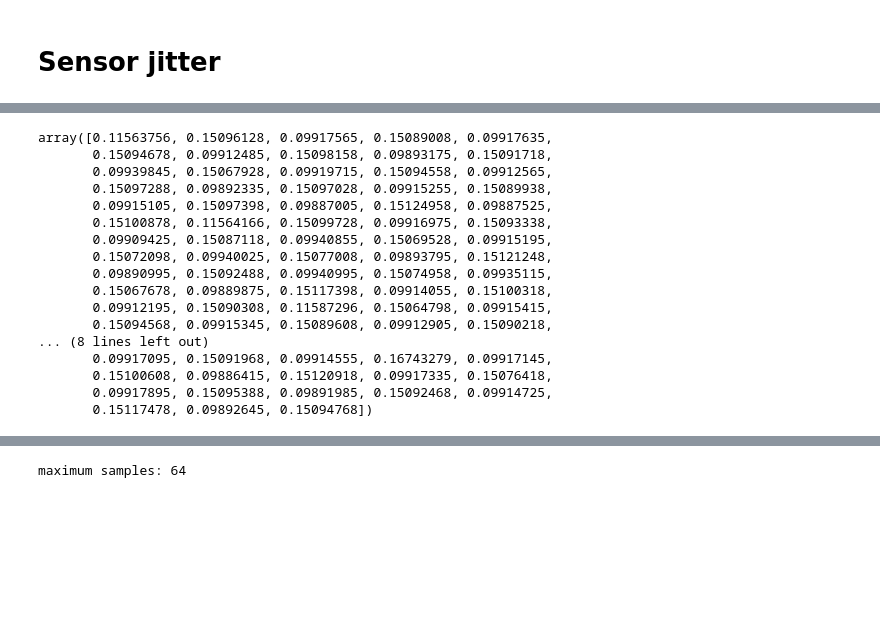
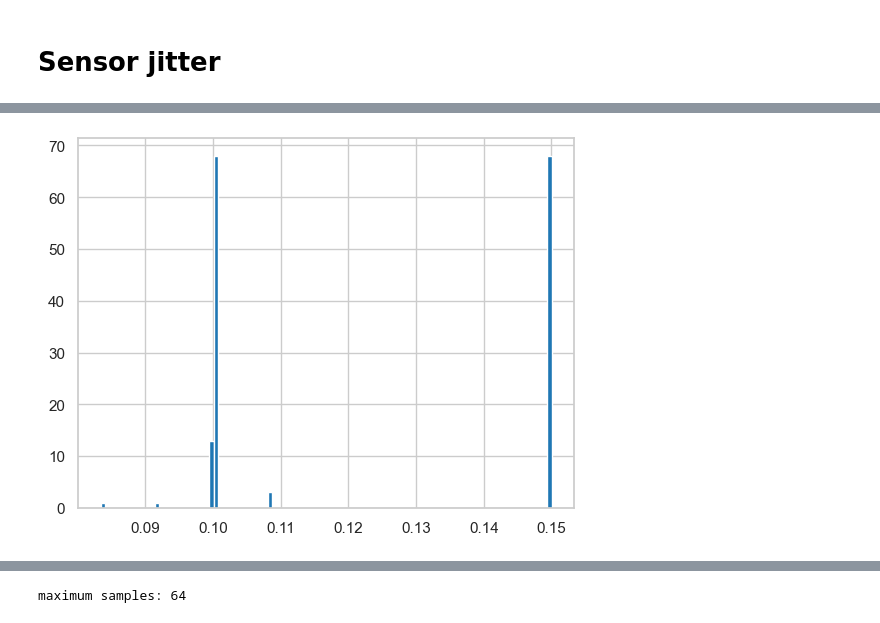
Before and after one commit to amar-enkhbat/codebook_generator, a Jupyter notebook: vsync_sensor_test/vsync_sensor.ipynb, the cells around one changed output, grey strips where cells are left out. Drawn from its saved outputs; the diff is of its cells as text; code cells hidden in the pictures; blank space fills up the shorter version.

```diff
--- a/vsync_sensor_test/vsync_sensor.ipynb
+++ b/vsync_sensor_test/vsync_sensor.ipynb
@@ -144,20 +162,6 @@ Text(0.5, 0, 'Sensor Delay (ms)')
-# %%
-timestamps_diff
-# %% [output]
-array([0.11563756, 0.15096128, 0.09917565, 0.15089008, 0.09917635,
-       0.15094678, 0.09912485, 0.15098158, 0.09893175, 0.15091718,
-       0.09939845, 0.15067928, 0.09919715, 0.15094558, 0.09912565,
-       0.15097288, 0.09892335, 0.15097028, 0.09915255, 0.15089938,
-       0.09915105, 0.15097398, 0.09887005, 0.15124958, 0.09887525,
-       0.15100878, 0.11564166, 0.15099728, 0.09916975, 0.15093338,
-       0.09909425, 0.15087118, 0.09940855, 0.15069528, 0.09915195,
-       0.15072098, 0.09940025, 0.15077008, 0.09893795, 0.15121248,
-       0.09890995, 0.15092488, 0.09940995, 0.15074958, 0.09935115,
-       0.15067678, 0.09889875, 0.15117398, 0.09914055, 0.15100318,
-       0.09912195, 0.15090308, 0.11587296, 0.15064798, 0.09915415,
-       0.15094568, 0.09915345, 0.15089608, 0.09912905, 0.15090218,
-... (8 lines left out)
-       0.09917095, 0.15091968, 0.09914555, 0.16743279, 0.09917145,
-       0.15100608, 0.09886415, 0.15120918, 0.09917335, 0.15076418,
-       0.09917895, 0.15095388, 0.09891985, 0.15092468, 0.09914725,
-       0.15117478, 0.09892645, 0.15094768])
+# %%
+timestamps = sensor_stream['time_stamps']
+timeseries = sensor_stream['time_series']
+# Get timestamps within sequence stream time range
+timeseries = timeseries[timestamps >= exp_start_time]
+timestamps = timestamps[timestamps >= exp_start_time]
@@ -163,0 +170,7 @@ array([0.11563756, 0.15096128, 0.09917565, 0.15089008, 0.09917635,
+# %%
+%matplotlib inline
+timestamps_diff = np.diff(timestamps)
+plt.hist(timestamps_diff[timestamps_diff < 0.3], bins=100)
+plt.show()
+# %% [output]
+[figure, added]
```
Also changed, not shown: parts of 22 cells of this notebook, 35 other files.
